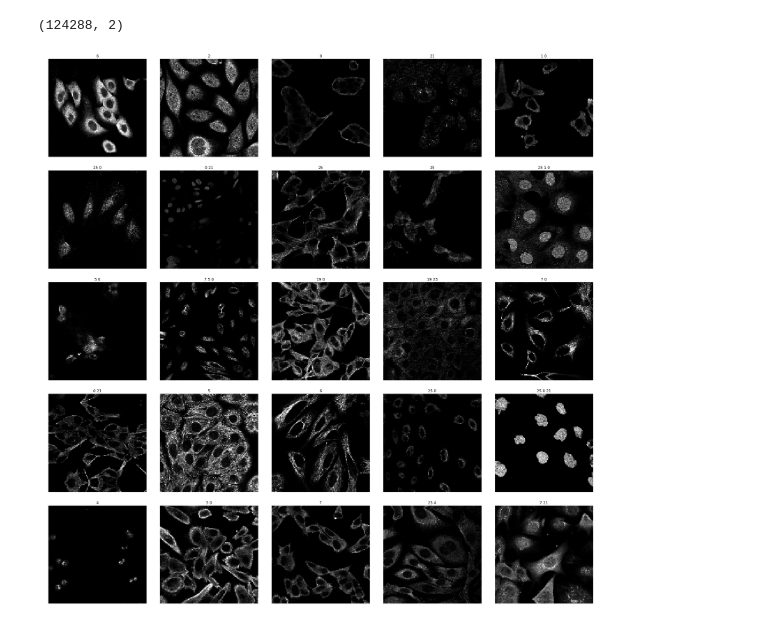
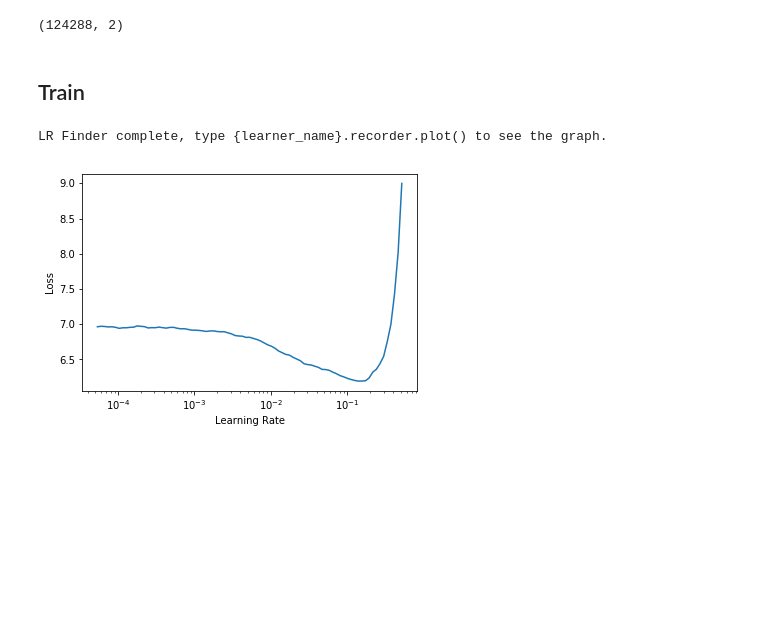
Before and after one commit to ChristophNeuner/human-protein-atlas-image-classification, a Jupyter notebook: hpaic.ipynb, the cells around one changed output. Cells and saved outputs as stored; diff of their text form; code cells hidden in the pictures; blank space fills up the shorter version.

```diff
--- a/hpaic.ipynb
+++ b/hpaic.ipynb
@@ -30,11 +38,14 @@ torch.backends.cudnn.benchmark=True
 # %%
 DP = Path('/home/Deep_Learner/work/datasets/human-protein-atlas-image-classification/')
 STAGE_ONE_DATA = DP/'stage1_data'
-TRAIN_PNGS = 'train_pngs'
-TRAIN_LABELS = 'labels.csv'
-TEST_PNGS = 'test_pngs'
+TRAIN_PNGS = Path('train_pngs')
+TRAIN_LABELS = Path('labels.csv')
+TEST_PNGS = Path('test_pngs')
+TRAIN_CSV = Path('train.csv')
+SAMPLE_SUBMISSION_CSV = Path('sample_submission.csv')
 
-SUBMISSIONS = DP/'submissions'
+
+SUBMISSIONS = DP/STAGE_ONE_DATA/'submissions'
 SUBMISSIONS.mkdir(exist_ok=True)
 
 
@@ -70,4 +81,4 @@ IdToCatDict = {0:'Nucleoplasm',
                27:'Rods_&_rings'}
 
 sz = 128
-bs = 64
+bs = 16
@@ -105,8 +118,16 @@ trainFns_df.shape
 (124288, 2)
 # %%
 tfms = get_transforms(flip_vert=True)
-stage1_data = ImageDataBunch.from_csv(path=STAGE_ONE_DATA, folder=TRAIN_PNGS, suffix='.png', test=TEST_PNGS, ds_tfms=tfms, size=sz)
+stage1_data = ImageDataBunch.from_csv(path=STAGE_ONE_DATA,
+                                      folder=TRAIN_PNGS,
+                                      suffix='.png',
+                                      test=TEST_PNGS,
+                                      ds_tfms=tfms,
+                                      size=sz,
+                                      valid_pct=0.1)
 # %%
-stage1_data.show_batch(rows=5, figsize=(25,25))
+#stage1_data.show_batch(rows=5, figsize=(25,25))
-# %% [output]
-[figure, removed]
+# %% [markdown]
+## Train
+# %%
+learner = create_cnn(stage1_data, models.resnet152, metrics=[accuracy])
@@ -112,0 +137,8 @@ stage1_data.show_batch(rows=5, figsize=(25,25))
+# %%
+learner.lr_find(start_lr=lrs/1000, end_lr=1)
+# %% [output]
+LR Finder complete, type {learner_name}.recorder.plot() to see the graph.
+# %%
+learner.recorder.plot()
+# %% [output]
+[figure, added]
```
Also changed, not shown: parts of 17 cells of this notebook.
